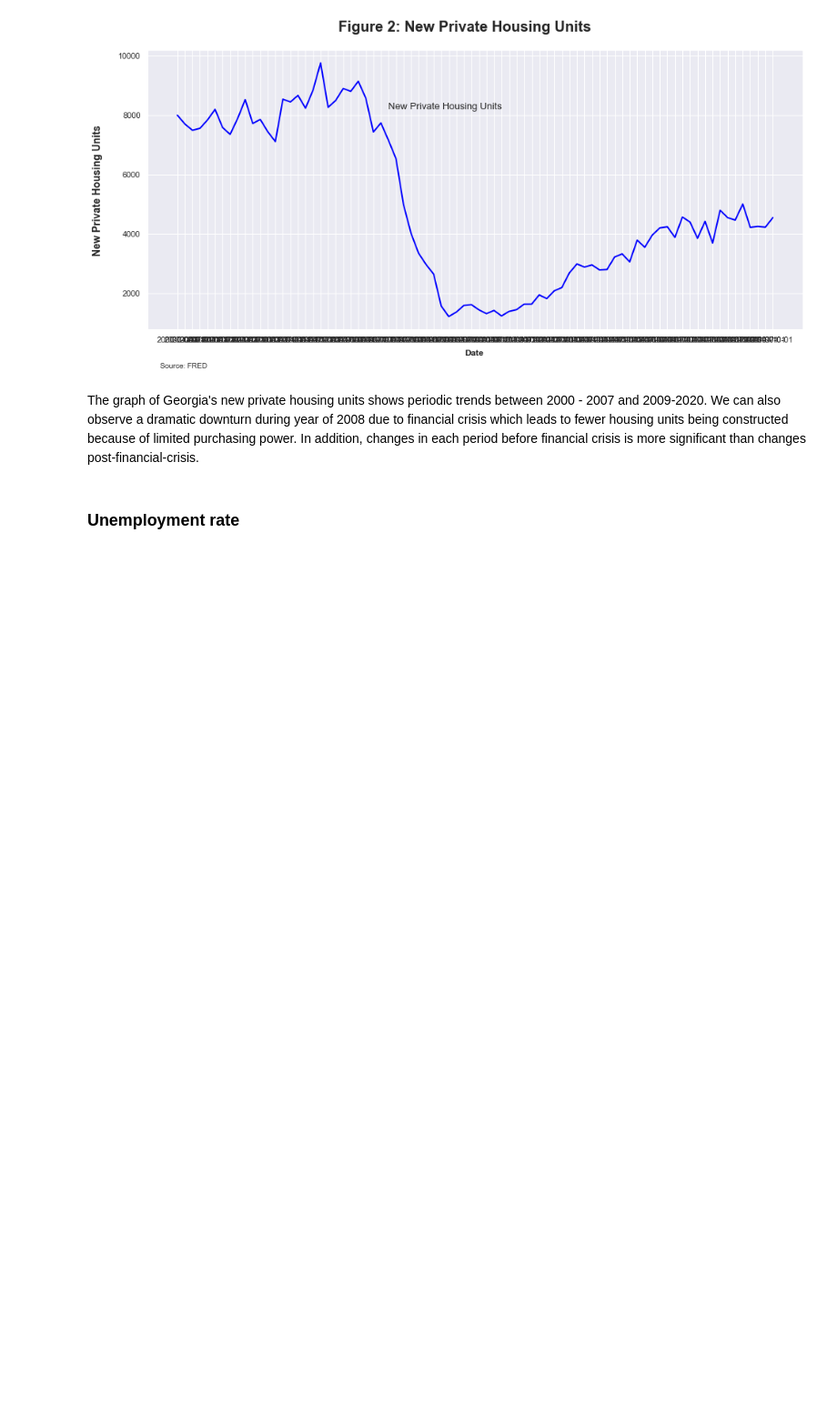
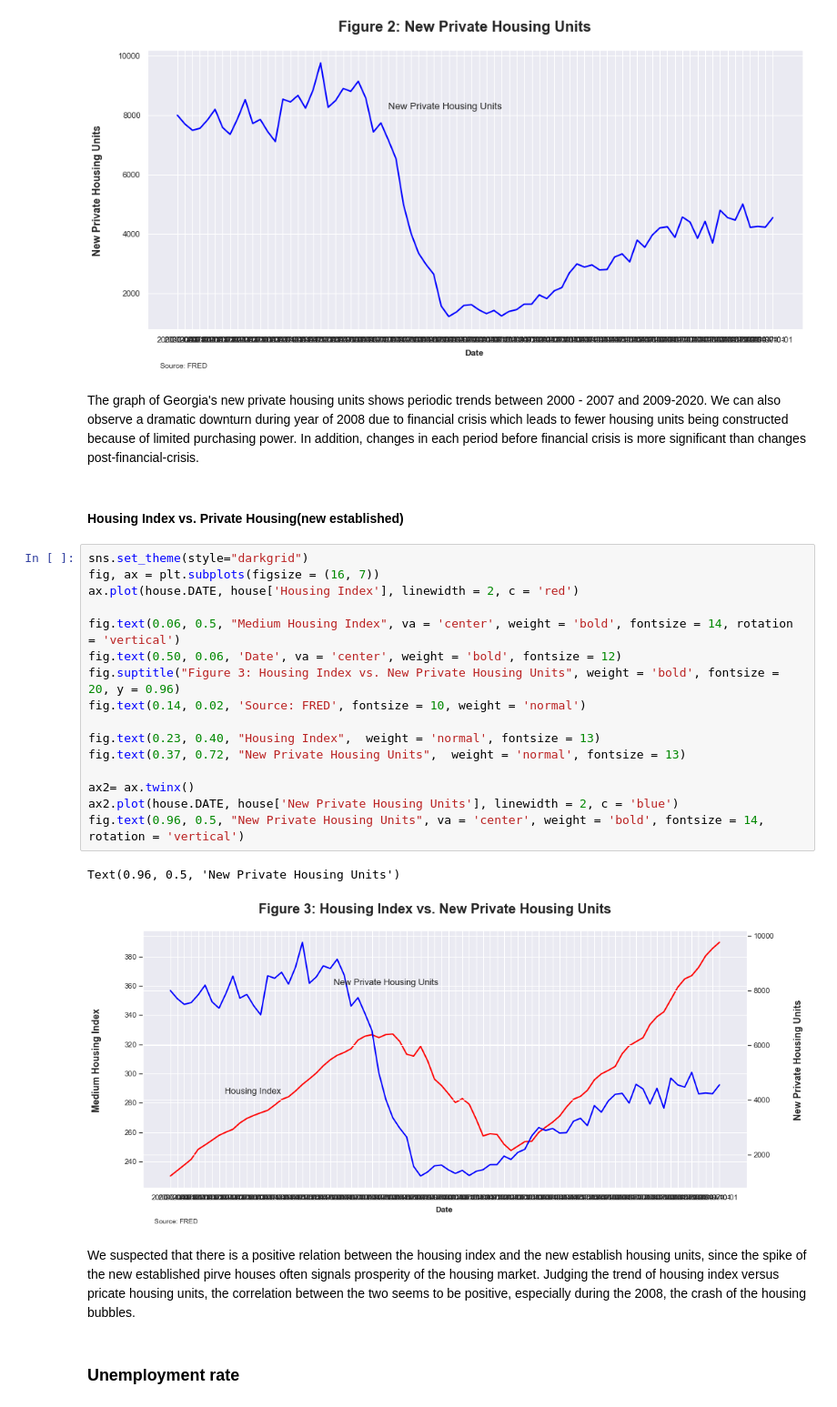
Before and after one commit to GarfieldLeo/Econ320Project, a Jupyter notebook: project1_0.ipynb, the cells around one changed output. Shown at 91% size. Cells and saved outputs as stored; diff of their text form; blank space fills up the shorter version.

```diff
--- a/project1_0.ipynb
+++ b/project1_0.ipynb
@@ -92,6 +93,29 @@ Text(0.5, 0.96, 'Figure 2: New Private Housing Units')
 [figure]
 # %% [markdown]
 The graph of Georgia's new private housing units shows periodic trends between 2000 - 2007 and 2009-2020. We can also observe a dramatic downturn during year of 2008 due to financial crisis which leads to fewer housing units being constructed because of limited purchasing power. In addition, changes in each period before financial crisis is more significant than changes post-financial-crisis.
+# %% [markdown]
+#### Housing Index vs. Private Housing(new established)
+# %%
+sns.set_theme(style="darkgrid")
+fig, ax = plt.subplots(figsize = (16, 7))
+ax.plot(house.DATE, house['Housing Index'], linewidth = 2, c = 'red')
+
+fig.text(0.06, 0.5, "Medium Housing Index", va = 'center', weight = 'bold', fontsize = 14, rotation = 'vertical')
+fig.text(0.50, 0.06, 'Date', va = 'center', weight = 'bold', fontsize = 12)
+fig.suptitle("Figure 3: Housing Index vs. New Private Housing Units", weight = 'bold', fontsize = 20, y = 0.96)
+fig.text(0.14, 0.02, 'Source: FRED', fontsize = 10, weight = 'normal')
+
+fig.text(0.23, 0.40, "Housing Index",  weight = 'normal', fontsize = 13)
+fig.text(0.37, 0.72, "New Private Housing Units",  weight = 'normal', fontsize = 13)
+
+ax2= ax.twinx()
+ax2.plot(house.DATE, house['New Private Housing Units'], linewidth = 2, c = 'blue')
+fig.text(0.96, 0.5, "New Private Housing Units", va = 'center', weight = 'bold', fontsize = 14, rotation = 'vertical')
+# %% [output]
+Text(0.96, 0.5, 'New Private Housing Units')
+[figure, added]
+# %% [markdown]
+We suspected that there is a positive relation between the housing index and the new establish housing units, since the spike of the new established pirve houses often signals prosperity of the housing market. Judging the trend of housing index versus pricate housing units, the correlation between the two seems to be positive, especially during the 2008, the crash of the housing bubbles.
 # %% [markdown]
 ### Unemployment rate<a name="unemployrate"></a>
 # %%
```
Also changed, not shown: parts of 10 cells of this notebook.
